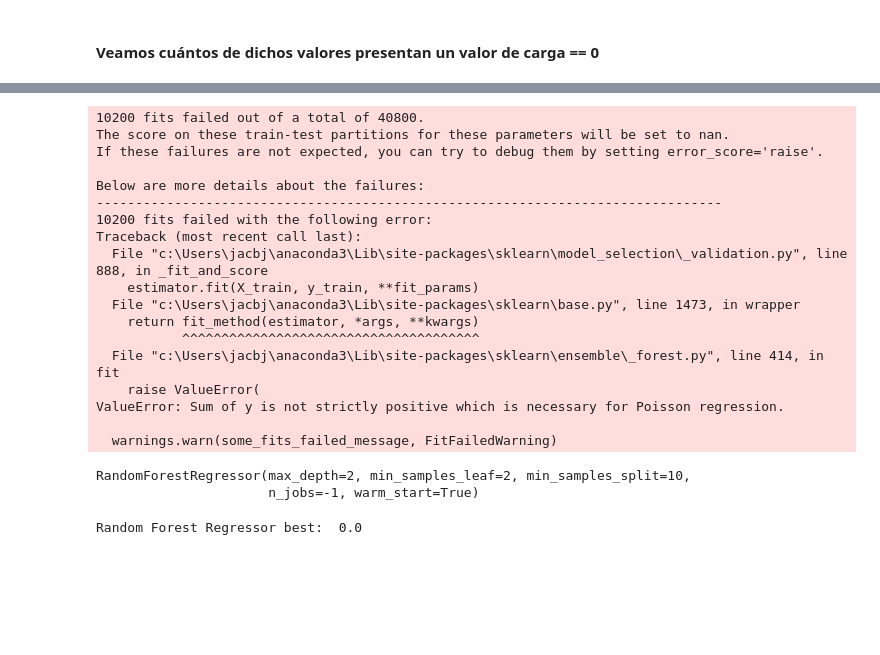
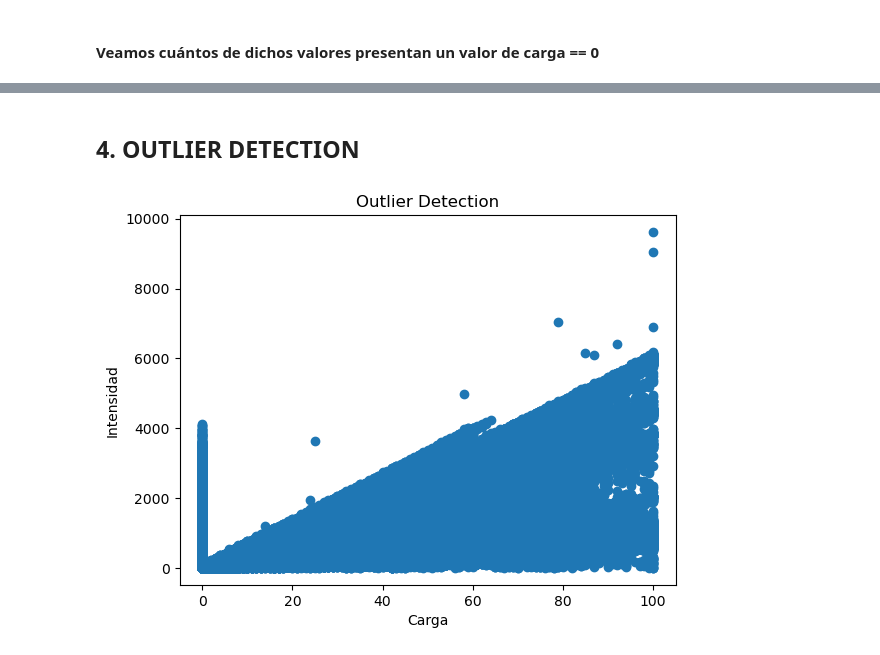
Before and after one commit to JoseACuesta/real_time_traffic_analysis_of_Madrid, a Jupyter notebook: ml/src/ml/cleaning_data.ipynb, the cells around one changed output, grey strips where cells are left out. Cells and saved outputs as stored; diff of their text form; code cells hidden in the pictures; blank space fills up the shorter version.

```diff
--- a/ml/src/ml/cleaning_data.ipynb
+++ b/ml/src/ml/cleaning_data.ipynb
@@ -134,9 +173,9 @@ data_with_no_null_values
 # %%
 cols_to_convert = ['id', 'intensidad', 'carga', 'periodo_integracion', 'year', 'month', 'day', 'day_of_the_week', 'is_weekend']
-data_with_no_null_values[cols_to_convert] = data_with_no_null_values[cols_to_convert].astype('float64')
+data[cols_to_convert] = data[cols_to_convert].astype('float64')
 
-if data_with_no_null_values['prec'].dtype != float:
-    data_with_no_null_values['prec'] = data_with_no_null_values['prec'].str.replace(',', '.').astype(float)
+if data['prec'].dtype != float:
+    data['prec'] = data['prec'].str.replace(',', '.').astype(float)
 
-data_with_no_null_values.info(verbose=True)
+data.info(verbose=True)
 # %% [output]
@@ -170,2 +219,2 @@ array(['N'], dtype=object)
 # %%
-data_with_no_null_values.drop(columns='error', inplace=True)
+data.drop(columns='error', inplace=True)
@@ -351,47 +340,10 @@ X_test_final = np.hstack((X_test_num_scaled, X_test_cat_ohe))
-# %%
-rfr = RandomForestRegressor(n_jobs=-1, warm_start=True)
-
-X_train = X_train_final[:1000]
-X_test = X_test_final[:200]
-y_train = y_train[:1000]
-y_test = y_test[:200]
-
-param_grid = {
-    'criterion': ['squared_error', 'absolute_error', 'friedman_mse', 'poisson'],
-    'max_depth': np.arange(2,35,2),
-    'min_samples_split': np.arange(10,21,2),
-    'min_samples_leaf': np.arange(2,21,2)
-}
-
-grid = GridSearchCV(param_grid=param_grid, estimator=rfr, cv=10, scoring='neg_mean_absolute_error', n_jobs=-1)
-grid.fit(X_train, y_train)
-best_model = grid.best_estimator_
-print(best_model)
-# %% [output]
-10200 fits failed out of a total of 40800.
-The score on these train-test partitions for these parameters will be set to nan.
-If these failures are not expected, you can try to debug them by setting error_score='raise'.
-
-Below are more details about the failures:
---------------------------------------------------------------------------------
-10200 fits failed with the following error:
-Traceback (most recent call last):
-  File "c:\Users\jacbj\anaconda3\Lib\site-packages\sklearn\model_selection\_validation.py", line 888, in _fit_and_score
-    estimator.fit(X_train, y_train, **fit_params)
-  File "c:\Users\jacbj\anaconda3\Lib\site-packages\sklearn\base.py", line 1473, in wrapper
-    return fit_method(estimator, *args, **kwargs)
-           ^^^^^^^^^^^^^^^^^^^^^^^^^^^^^^^^^^^^^^
-  File "c:\Users\jacbj\anaconda3\Lib\site-packages\sklearn\ensemble\_forest.py", line 414, in fit
-    raise ValueError(
-ValueError: Sum of y is not strictly positive which is necessary for Poisson regression.
-
-  warnings.warn(some_fits_failed_message, FitFailedWarning)
-RandomForestRegressor(max_depth=2, min_samples_leaf=2, min_samples_split=10,
-                      n_jobs=-1, warm_start=True)
-# %%
-# TEST
-
-y_pred = best_model.predict(X_test)
-print("Random Forest Regressor best: ", str(np.round(mean_absolute_error(y_test, y_pred), 2)))
-# %% [output]
-Random Forest Regressor best:  0.0
+# %% [markdown]
+## 4. OUTLIER DETECTION
+# %%
+plt.scatter(x=data['carga'], y=data['intensidad'])
+plt.title("Outlier Detection")
+plt.xlabel('Carga')
+plt.ylabel('Intensidad')
+plt.show()
+# %% [output]
+[figure, added]
```
Also changed, not shown: parts of 35 cells of this notebook.
